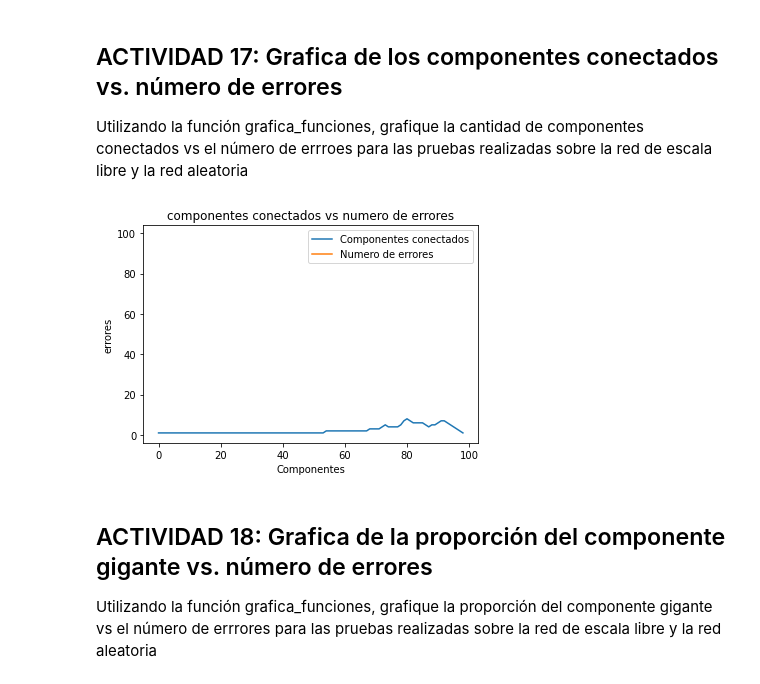
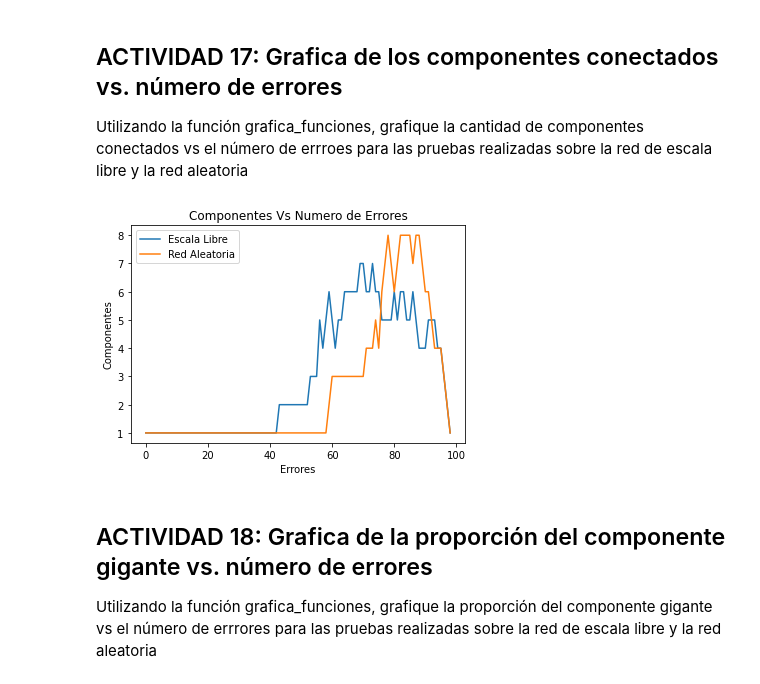
Before and after one commit to RikoudouSennin7/ProyectoIntegradorICT, a Jupyter notebook: Practica4_isur.ipynb, the cells around one changed output. Saved outputs shown, nothing was run; the diff lists cells and outputs as text; code cells hidden in the pictures.

```diff
--- a/Practica4_isur.ipynb
+++ b/Practica4_isur.ipynb
@@ -139,11 +141,13 @@ Complete la función errores_secuenciales(G,num_errores) que recibe una red G y
 La función llama secuencialmente "num_errores" veces a la función error(G). Después de cada error almacena en un la lista "num_cc_lista" el número de componentes conectados de G y en otra lista la proporción del componente gigante "prop_cg_lista". Devuleve la tupla (num_cc_lista, prop_cg_lista). Debe utilizar a las funciones creadas en las actividades 4 y 5
 # %%
 def errores_secuenciales(G,num_errores):
+    num_cc_lista=list()
+    prop_gc_lista=list()
     for i in range(num_errores):
-        error(G)
-        num_cc_lista.append(num_componentes_conectados(G))
-        prop_gc_lista.append(prop_componente_gigante(G))
-    return (num_cc_lista, prop_cg_lista)
+        red_atacada=error(G)
+        num_cc_lista.append(num_componentes_conectados(red_atacada))
+        prop_gc_lista.append(prop_componente_gigante(red_atacada))
+    return (num_cc_lista, prop_gc_lista)
 # %% [markdown]
 # Funciones para simular de Ataques
 # %% [markdown]
@@ -270,7 +258,7 @@ Utilizando la función errores_secuenciales simula 99 errores en la red de escal
 Note que la función errores_secuenciales recibe como paŕametro una copia de la red que se va a evaluar, esto es importante porque de otro modo se modificará la red original.
 # %%
 free_scale_test = free_scale.copy()
-num_cc_lista=[]
-prop_gc_lista=[]
-(num_cc_lista,prop_gc_lista)=errores_secuenciales(free_scale_test, 99)
+#num_cc_lista=[]
+#prop_gc_lista=[]
+(num_cc_lista_free_scale,prop_gc_lista_free_scale)=errores_secuenciales(free_scale_test, 99)
 # %% [output]
@@ -296,8 +284,7 @@ La proporcion nodal entre Componente gigante y Red:1.0
 Utilizando la función errores_secuenciales simula 99 errores en la red aleatoria. Almacena las listas de: cantidad de componentes conectados y las proporcion del componente gigante.
 # %%
 aleatoria_red_test=aleatoria_red.copy()
-num_cc_lista=[]
-prop_gc_lista=[]
-tupla_resultados=(num_cc_lista,prop_gc_lista)
-tupla_resultados=errores_secuenciales(aleatoria_red_test, 99)
+#num_cc_lista_aleatoria=[]
+#prop_gc_lista_aleatoria=[]
+(num_cc_lista_aleatoria,prop_gc_lista_aleatoria)=errores_secuenciales(aleatoria_red_test, 99)
 # %% [output]
@@ -321,10 +308,17 @@ La proporcion nodal entre Componente gigante y Red:1.0
 # %% [markdown]
 ## ACTIVIDAD 17: Grafica de los componentes conectados vs. número de errores
 Utilizando la función grafica_funciones, grafique la cantidad de componentes conectados vs el número de errroes para las pruebas realizadas sobre la red de escala libre y la red aleatoria
-# %%
-grafica_funciones("componentes conectados vs numero de errores",tupla_resultados[0],99,"Componentes conectados","Numero de errores","Componentes","errores")
-# %% [output]
-[figure, removed]
+# %%
+titulo="Componentes Vs Numero de Errores"
+f1_valores=num_cc_lista_free_scale
+f2_valores=num_cc_lista_aleatoria
+f1_leyenda="Escala Libre"
+f2_leyenda="Red Aleatoria"
+ejex_etiqueta="Errores"
+ejey_etiqueta="Componentes"
+grafica_funciones(titulo,f1_valores, f2_valores,f1_leyenda, f2_leyenda ,ejex_etiqueta, ejey_etiqueta)
+# %% [output]
+[figure, added]
 # %% [markdown]
 ## ACTIVIDAD 18: Grafica de la proporción del componente gigante vs. número de errores
 Utilizando la función grafica_funciones, grafique la proporción del componente gigante vs el número de errrores para las pruebas realizadas sobre la red de escala libre y la red aleatoria
```
Also changed, not shown: parts of 20 cells of this notebook.
